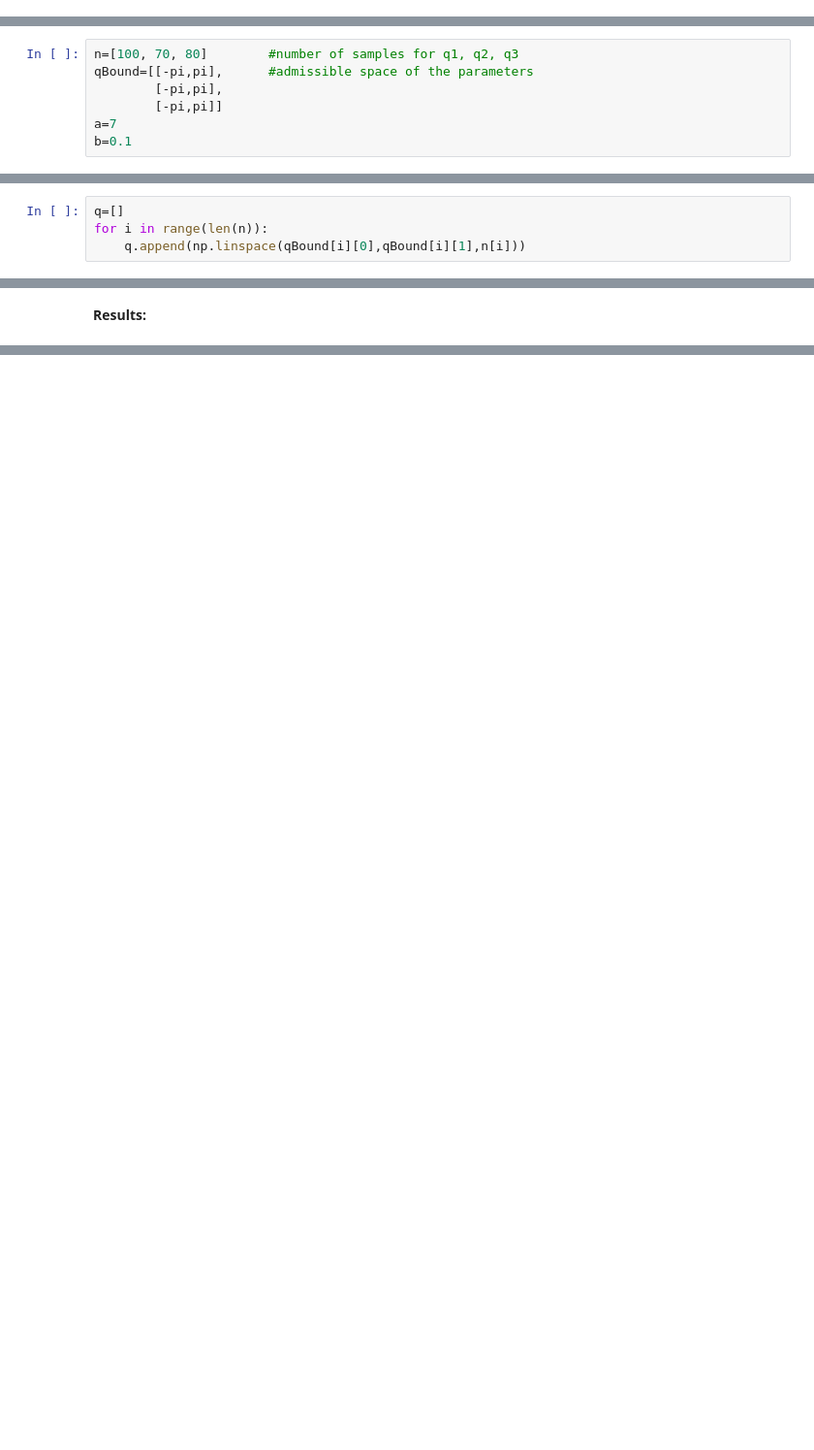
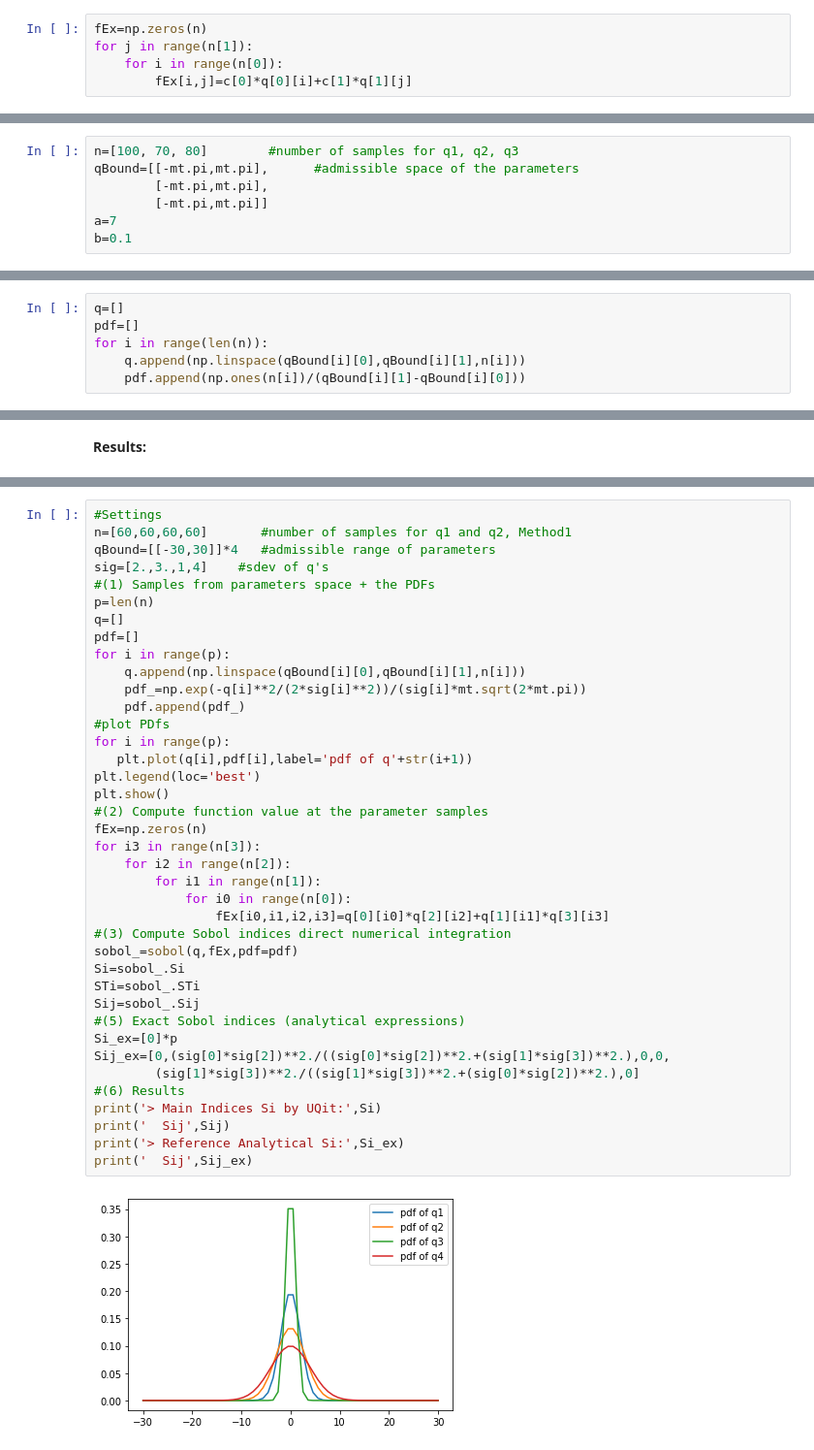
Before and after one commit to KTH-Nek5000/UQit, a Jupyter notebook: docs/source/examples/sobol.ipynb, the cells around one changed output, grey strips where cells are left out. Shown at 97% size. Saved outputs shown, nothing was run; the diff lists cells and outputs as text; blank space fills up the shorter version.

```diff
--- a/docs/source/examples/sobol.ipynb
+++ b/docs/source/examples/sobol.ipynb
@@ -148,0 +165,5 @@ Indices by the surrogate:
+# %%
+fEx=np.zeros(n)
+for j in range(n[1]):
+    for i in range(n[0]):
+        fEx[i,j]=c[0]*q[0][i]+c[1]*q[1][j]
@@ -172,7 +209,7 @@ from math import pi
 # %%
 n=[100, 70, 80]        #number of samples for q1, q2, q3
-qBound=[[-pi,pi],      #admissible space of the parameters
-        [-pi,pi],
-        [-pi,pi]]
+qBound=[[-mt.pi,mt.pi],      #admissible space of the parameters
+        [-mt.pi,mt.pi],
+        [-mt.pi,mt.pi]]
 a=7
 b=0.1
@@ -181,7 +218,9 @@ b=0.1
 # %%
 q=[]
+pdf=[]
 for i in range(len(n)):
     q.append(np.linspace(qBound[i][0],qBound[i][1],n[i]))
+    pdf.append(np.ones(n[i])/(qBound[i][1]-qBound[i][0]))
 # %% [markdown]
 **Step 4:** Run the simulator (4) at the parameter samples to generate training model outputs. We assume that a 3D sample parameter is obtained by tensor product of the samples for $q_1$, $q_2$ and $q_3$.
 # %%
@@ -218,0 +273,41 @@ Reference Indices: S1=0.313905, S2=0.442411, S3=0
+# %%
+#Settings
+n=[60,60,60,60]       #number of samples for q1 and q2, Method1
+qBound=[[-30,30]]*4   #admissible range of parameters
+sig=[2.,3.,1,4]    #sdev of q's
+#(1) Samples from parameters space + the PDFs
+p=len(n)
+q=[]
+pdf=[]
+for i in range(p):
+    q.append(np.linspace(qBound[i][0],qBound[i][1],n[i]))
+    pdf_=np.exp(-q[i]**2/(2*sig[i]**2))/(sig[i]*mt.sqrt(2*mt.pi))
+    pdf.append(pdf_)
+#plot PDfs
+for i in range(p):
+   plt.plot(q[i],pdf[i],label='pdf of q'+str(i+1))
+plt.legend(loc='best')
+plt.show()
+#(2) Compute function value at the parameter samples
+fEx=np.zeros(n)
+for i3 in range(n[3]):
+    for i2 in range(n[2]):
+        for i1 in range(n[1]):
+            for i0 in range(n[0]):
+                fEx[i0,i1,i2,i3]=q[0][i0]*q[2][i2]+q[1][i1]*q[3][i3]
+#(3) Compute Sobol indices direct numerical integration
+sobol_=sobol(q,fEx,pdf=pdf)
+Si=sobol_.Si
+STi=sobol_.STi
+Sij=sobol_.Sij
+#(5) Exact Sobol indices (analytical expressions)
+Si_ex=[0]*p
+Sij_ex=[0,(sig[0]*sig[2])**2./((sig[0]*sig[2])**2.+(sig[1]*sig[3])**2.),0,0,
+        (sig[1]*sig[3])**2./((sig[1]*sig[3])**2.+(sig[0]*sig[2])**2.),0]
+#(6) Results
+print('> Main Indices Si by UQit:',Si)
+print('  Sij',Sij)
+print('> Reference Analytical Si:',Si_ex)
+print('  Sij',Sij_ex)
+# %% [output]
+[figure, added]
```
Also changed, not shown: parts of 59 cells of this notebook.
